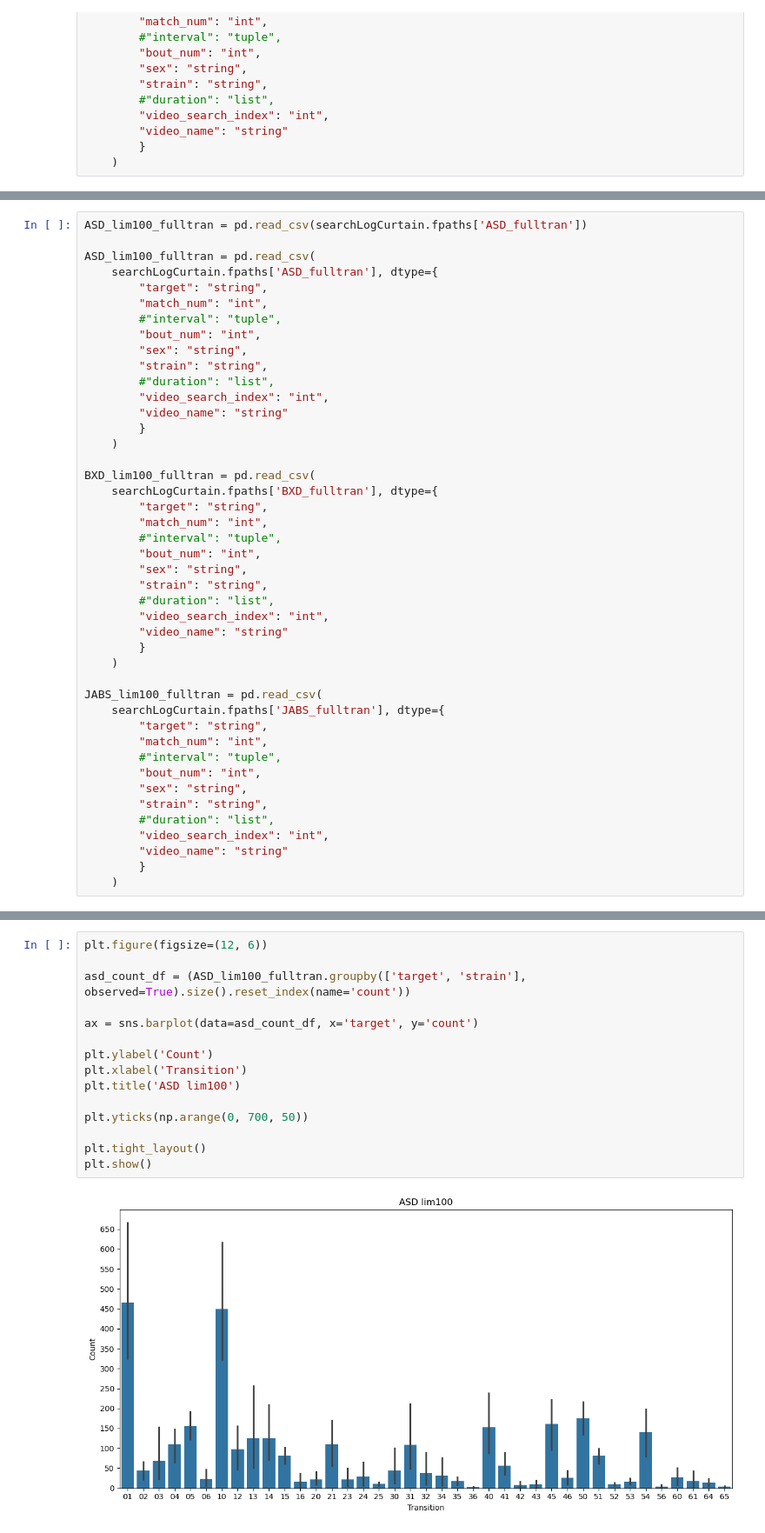
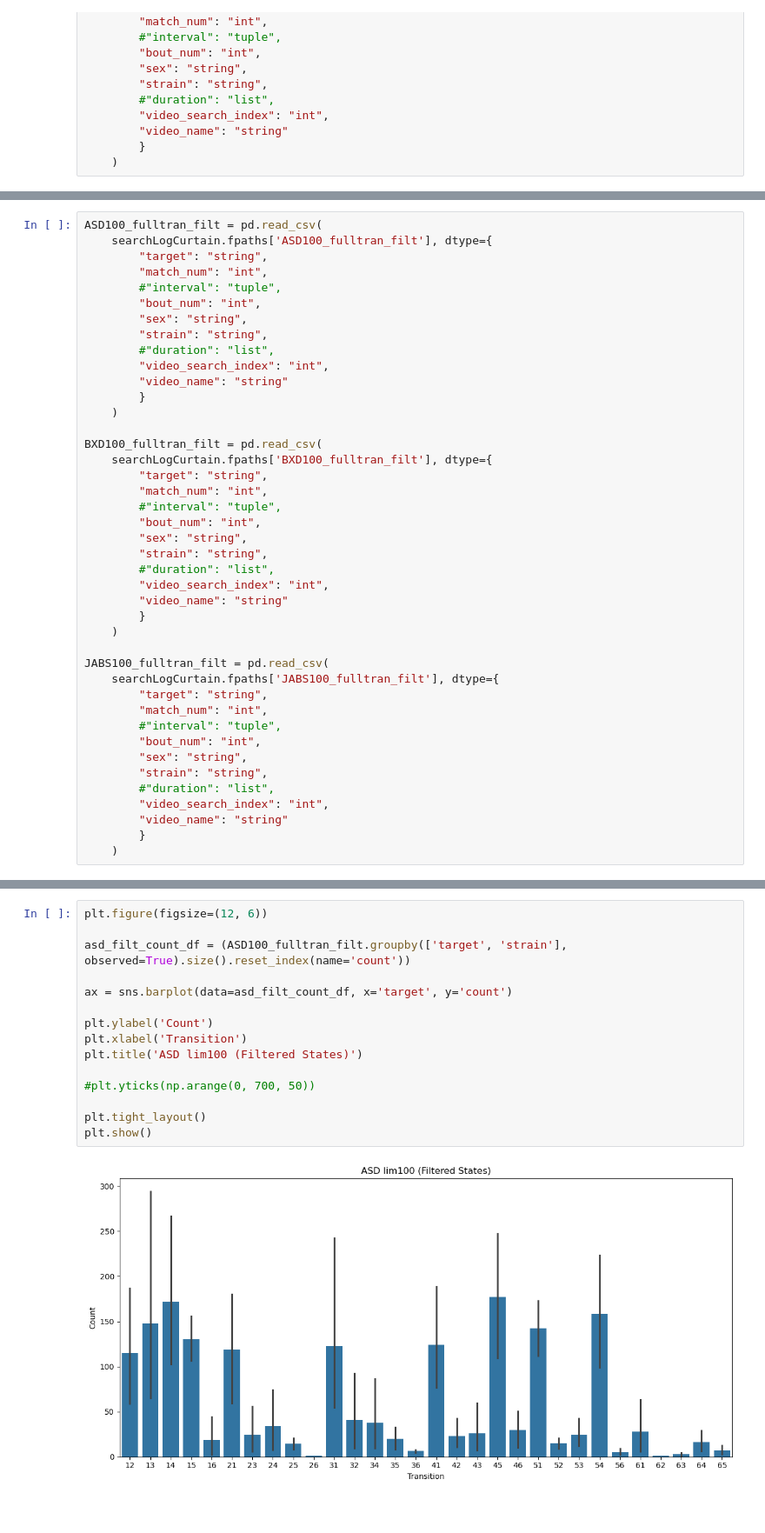
Before and after one commit to brigbrog/Syntactic-Grooming, a Jupyter notebook: visualize/transition_plots.ipynb, the cells around one changed output, grey strips where cells are left out. Shown at 87% size. Drawn from its saved outputs; the diff is of its cells as text.

```diff
--- a/visualize/transition_plots.ipynb
+++ b/visualize/transition_plots.ipynb
@@ -206,8 +206,6 @@ plt.show()
 # %%
-ASD_lim100_fulltran = pd.read_csv(searchLogCurtain.fpaths['ASD_fulltran'])
-
-ASD_lim100_fulltran = pd.read_csv(
-    searchLogCurtain.fpaths['ASD_fulltran'], dtype={
+ASD100_fulltran_filt = pd.read_csv(
+    searchLogCurtain.fpaths['ASD100_fulltran_filt'], dtype={
         "target": "string",
         "match_num": "int",
         #"interval": "tuple",
@@ -220,8 +218,8 @@ ASD_lim100_fulltran = pd.read_csv(
         }
     )
 
-BXD_lim100_fulltran = pd.read_csv(
-    searchLogCurtain.fpaths['BXD_fulltran'], dtype={
+BXD100_fulltran_filt = pd.read_csv(
+    searchLogCurtain.fpaths['BXD100_fulltran_filt'], dtype={
         "target": "string",
         "match_num": "int",
         #"interval": "tuple",
@@ -234,8 +232,8 @@ BXD_lim100_fulltran = pd.read_csv(
         }
     )
 
-JABS_lim100_fulltran = pd.read_csv(
-    searchLogCurtain.fpaths['JABS_fulltran'], dtype={
+JABS100_fulltran_filt = pd.read_csv(
+    searchLogCurtain.fpaths['JABS100_fulltran_filt'], dtype={
         "target": "string",
         "match_num": "int",
         #"interval": "tuple",
@@ -266,18 +311,18 @@ ASD_lim100_fulltran[ASD_lim100_fulltran['target'] == '63'].shape
 # %%
 plt.figure(figsize=(12, 6))
 
-asd_count_df = (ASD_lim100_fulltran.groupby(['target', 'strain'], observed=True).size().reset_index(name='count'))
+asd_filt_count_df = (ASD100_fulltran_filt.groupby(['target', 'strain'], observed=True).size().reset_index(name='count'))
 
-ax = sns.barplot(data=asd_count_df, x='target', y='count')
+ax = sns.barplot(data=asd_filt_count_df, x='target', y='count')
 
 plt.ylabel('Count')
 plt.xlabel('Transition')
-plt.title('ASD lim100')
+plt.title('ASD lim100 (Filtered States)')
 
-plt.yticks(np.arange(0, 700, 50))
+#plt.yticks(np.arange(0, 700, 50))
 
 plt.tight_layout()
 plt.show()
 # %% [output]
-[figure, old version]
+[figure, new version]
 # %%
```
Also changed, not shown: parts of 15 cells of this notebook.
